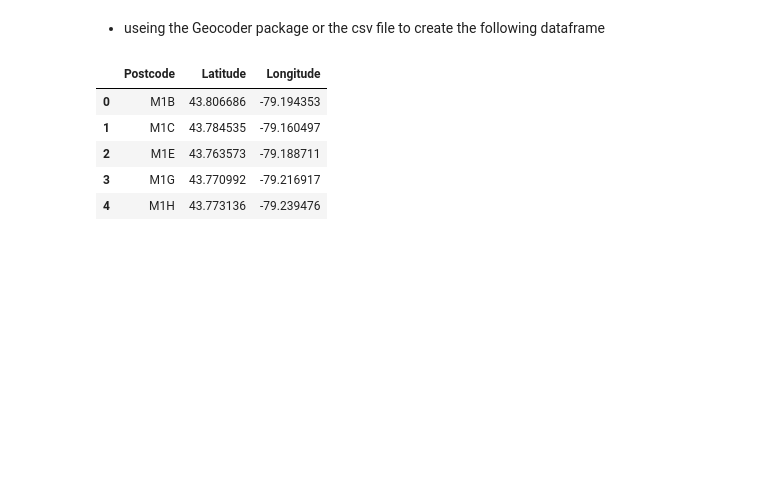
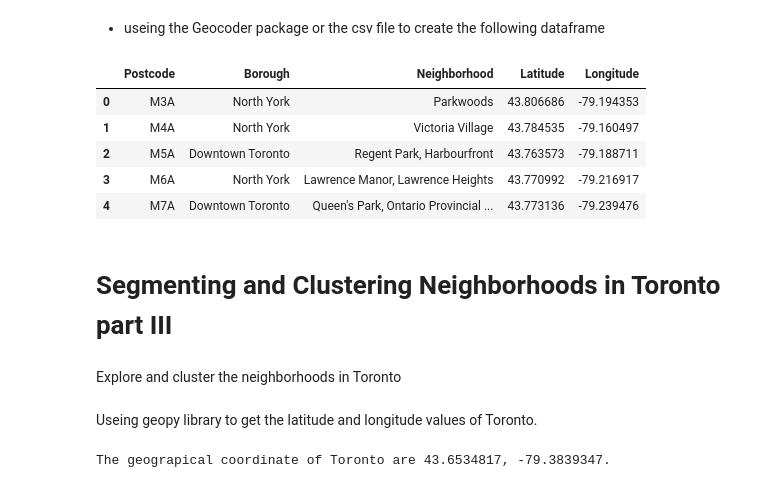
Before and after one commit to MC-01/notebook, a Jupyter notebook: Segmenting and Clustering Neighbourhoods in Toront.ipynb, the cells around one changed output. Saved outputs shown, nothing was run; the diff lists cells and outputs as text; code cells hidden in the pictures; blank space fills up the shorter version.

```diff
--- a/Segmenting and Clustering Neighbourhoods in Toront.ipynb
+++ b/Segmenting and Clustering Neighbourhoods in Toront.ipynb
@@ -173,14 +222,15 @@ gecod.head()
 | 4 | M1H | 43.773136 | -79.239476 |
 # %% [markdown]
 * useing the Geocoder package or the csv file to create the following dataframe
-# %%
-gecod.rename(columns={'Postal Code': 'Postcode'}, inplace=True)
+# %%
+df['Latitude'] = gecod['Latitude']
+df['Longitude'] = gecod['Longitude']
 # %%
-gecod.head()
+df.head()
 # %% [output]
-|  | Postcode | Latitude | Longitude |
-| 0 | M1B | 43.806686 | -79.194353 |
-| 1 | M1C | 43.784535 | -79.160497 |
-| 2 | M1E | 43.763573 | -79.188711 |
-| 3 | M1G | 43.770992 | -79.216917 |
-| 4 | M1H | 43.773136 | -79.239476 |
+|  | Postcode | Borough | Neighborhood | Latitude | Longitude |
+| 0 | M3A | North York | Parkwoods | 43.806686 | -79.194353 |
+| 1 | M4A | North York | Victoria Village | 43.784535 | -79.160497 |
+| 2 | M5A | Downtown Toronto | Regent Park, Harbourfront | 43.763573 | -79.188711 |
+| 3 | M6A | North York | Lawrence Manor, Lawrence Heights | 43.770992 | -79.216917 |
+| 4 | M7A | Downtown Toronto | Queen's Park, Ontario Provincial ... | 43.773136 | -79.239476 |
@@ -188,0 +237,16 @@ Bor_gecod = pd.merge(df, gecod, on = 'Postcode', how = 'inner')
+# %% [markdown]
+# Segmenting and Clustering Neighborhoods in Toronto part III
+# %% [markdown]
+Explore and cluster the neighborhoods in Toronto
+# %% [markdown]
+Useing  geopy library to get the latitude and longitude values of Toronto.
+# %%
+address = 'Toronto, Canada'
+
+geolocator = Nominatim(user_agent="can_explorer")
+location = geolocator.geocode(address)
+latitude = location.latitude
+longitude = location.longitude
+print('The geograpical coordinate of Toronto are {}, {}.'.format(latitude, longitude))
+# %% [output]
+The geograpical coordinate of Toronto are 43.6534817, -79.3839347.
```
Also changed, not shown: parts of 53 cells of this notebook.
